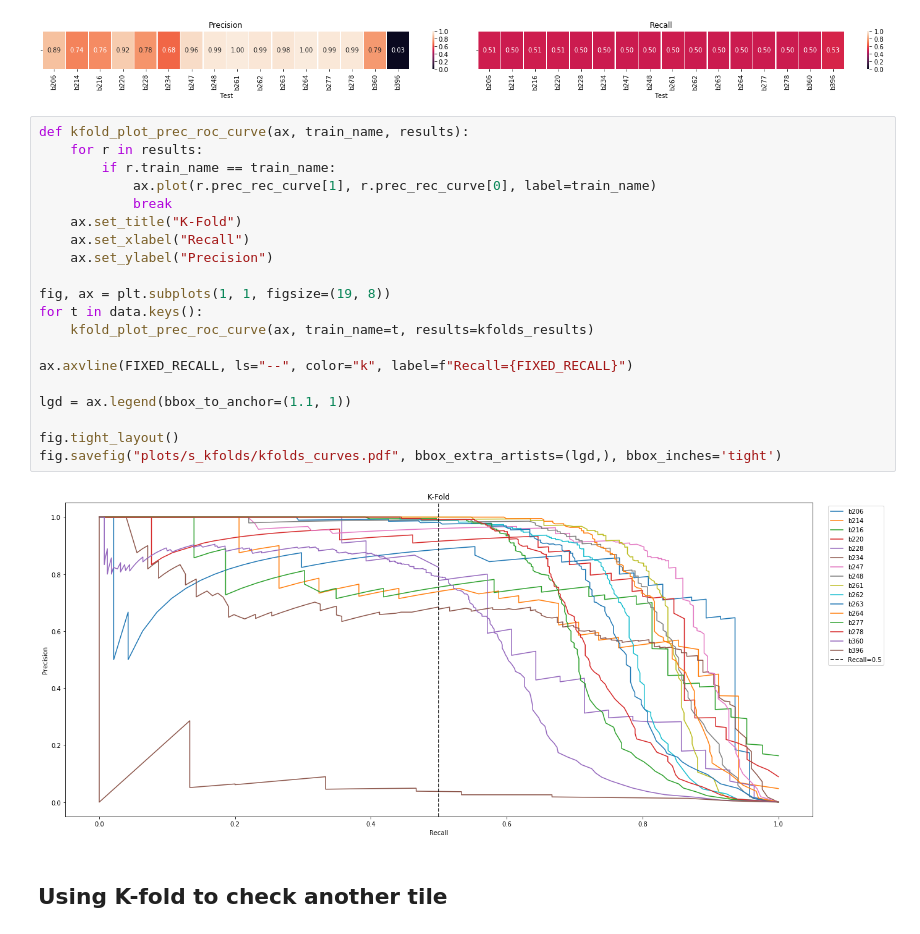
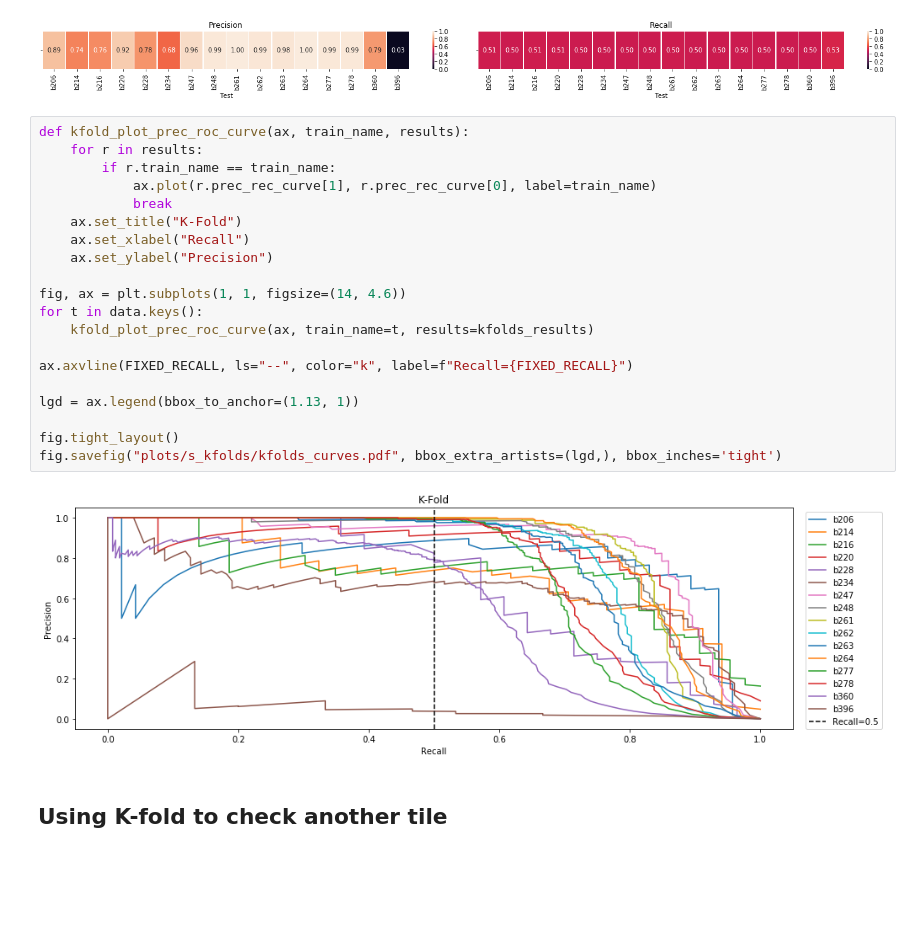
Before and after one commit to leliel12/How-far-can-we-can-go, a Jupyter notebook: 13_ALL_kfolds.ipynb, the cells around one changed output. Drawn from its saved outputs; the diff is of its cells as text; blank space fills up the shorter version.

```diff
--- a/13_ALL_kfolds.ipynb
+++ b/13_ALL_kfolds.ipynb
@@ -239,25 +239,25 @@ fig.savefig("plots/s_kfolds/kfolds_heatmap.pdf")
 # %%
 def kfold_plot_prec_roc_curve(ax, train_name, results):
     for r in results:
         if r.train_name == train_name:
             ax.plot(r.prec_rec_curve[1], r.prec_rec_curve[0], label=train_name)
             break
     ax.set_title("K-Fold")
     ax.set_xlabel("Recall")
     ax.set_ylabel("Precision")
 
-fig, ax = plt.subplots(1, 1, figsize=(19, 8))
+fig, ax = plt.subplots(1, 1, figsize=(14, 4.6))
 for t in data.keys():
     kfold_plot_prec_roc_curve(ax, train_name=t, results=kfolds_results)
 
 ax.axvline(FIXED_RECALL, ls="--", color="k", label=f"Recall={FIXED_RECALL}")
 
-lgd = ax.legend(bbox_to_anchor=(1.1, 1))
+lgd = ax.legend(bbox_to_anchor=(1.13, 1))
 
 fig.tight_layout()
 fig.savefig("plots/s_kfolds/kfolds_curves.pdf", bbox_extra_artists=(lgd,), bbox_inches='tight')
 # %% [output]
-[figure, old version]
+[figure, new version]
 # %% [markdown]
 ## Using K-fold to check another tile
 # %%
```
Also changed, not shown: parts of 5 cells of this notebook, 21 other files.
